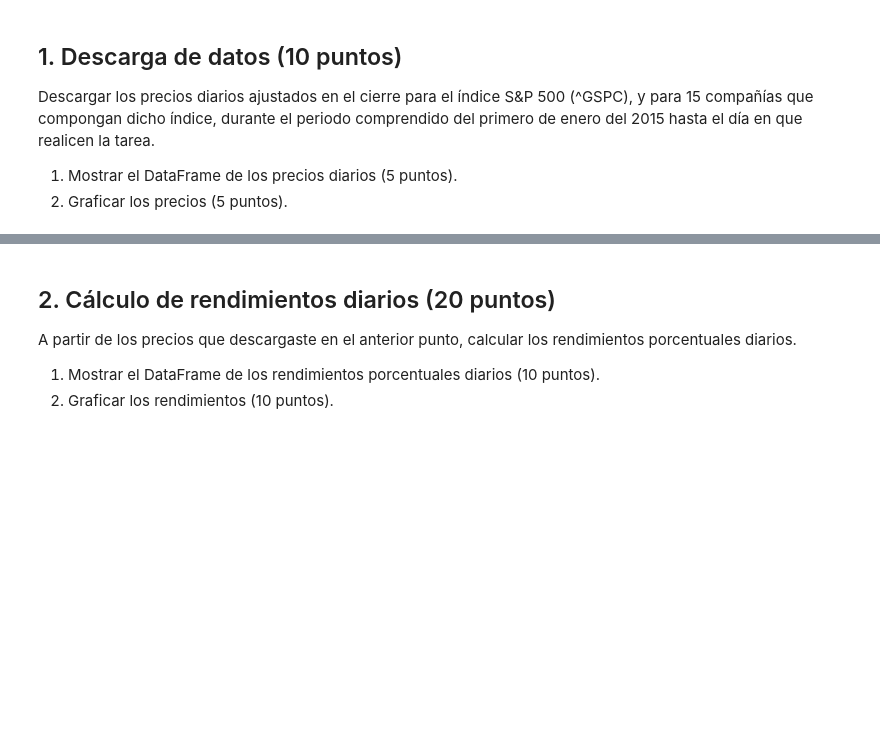
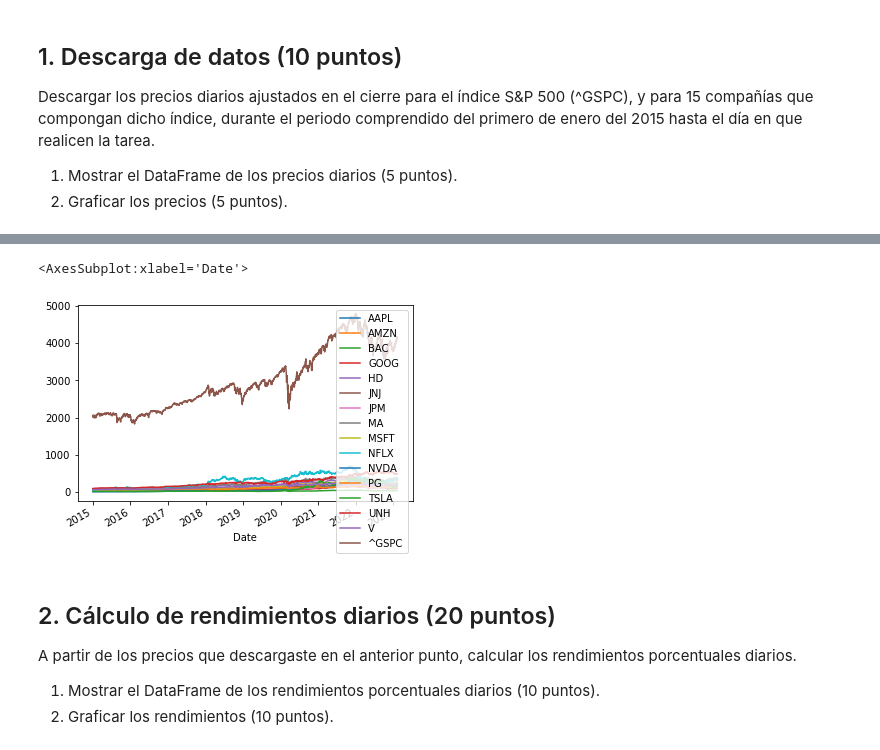
Before and after one commit to Eddiefans/Portafolios_de_inversion, a Jupyter notebook: Git propio/Modulo1/Tarea3_MidiendoRendimientoRiesgo.ipynb, the cells around one changed output, grey strips where cells are left out. Cells and saved outputs as stored; diff of their text form; code cells hidden in the pictures; blank space fills up the shorter version.

```diff
--- a/Git propio/Modulo1/Tarea3_MidiendoRendimientoRiesgo.ipynb
+++ b/Git propio/Modulo1/Tarea3_MidiendoRendimientoRiesgo.ipynb
@@ -20,0 +29,9 @@ Descargar los precios diarios ajustados en el cierre para el índice S&P 500 (^G
+# %%
+def get_closes(tickers, start_date=None, end_date=None):
+    closes = web.get_data_yahoo(tickers=tickers, start=start_date, end=end_date)['Adj Close']
+    closes.sort_index(inplace=True)
+    return closes
+
+tickers = ["^GSPC", "AAPL", "MSFT", "AMZN", "GOOG", "NFLX", "TSLA", "NVDA", "JPM", "JNJ", "V", "UNH", "HD", "PG", "BAC", "MA"]
+closes = get_closes(tickers, "2015-01-01", "2023-02-09")
+closes
@@ -21,3 +54,8 @@ Descargar los precios diarios ajustados en el cierre para el índice S&P 500 (^G
+# %%
+closes.plot()
+# %% [output]
+<AxesSubplot:xlabel='Date'>
+[figure, added]
 # %% [markdown]
 ## 2. Cálculo de rendimientos diarios (20 puntos)
 
```
Also changed, not shown: parts of 9 cells of this notebook, 2 other files.
